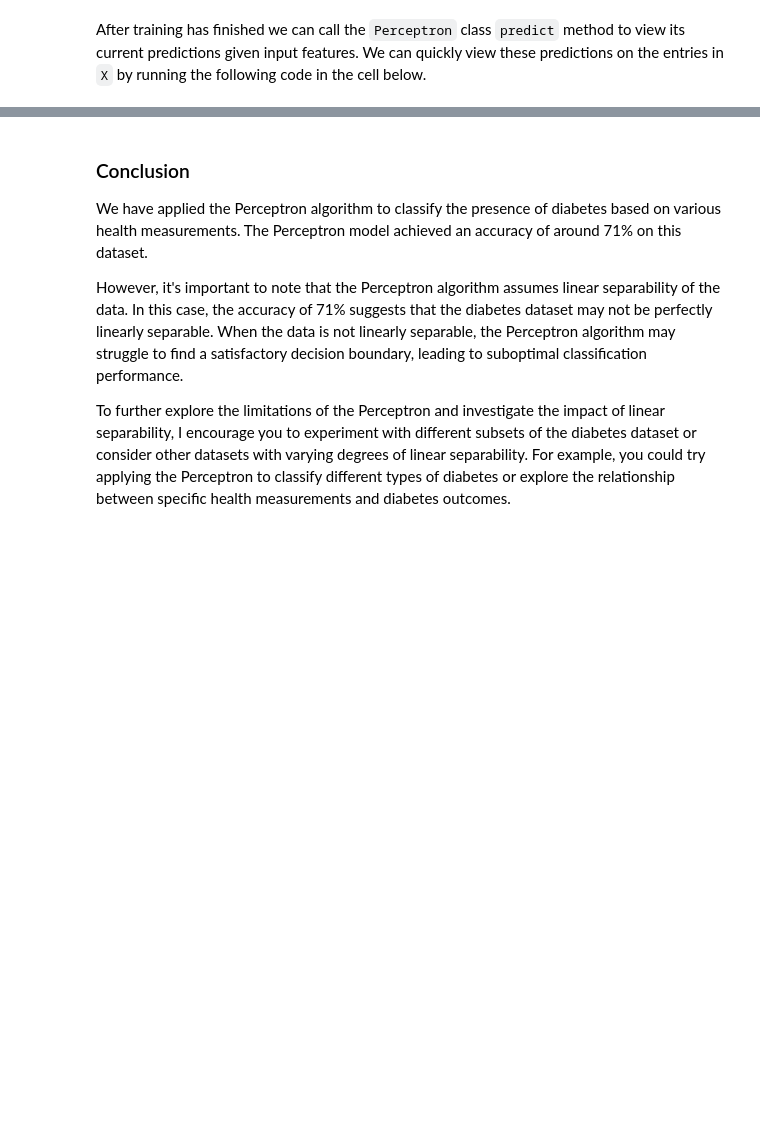
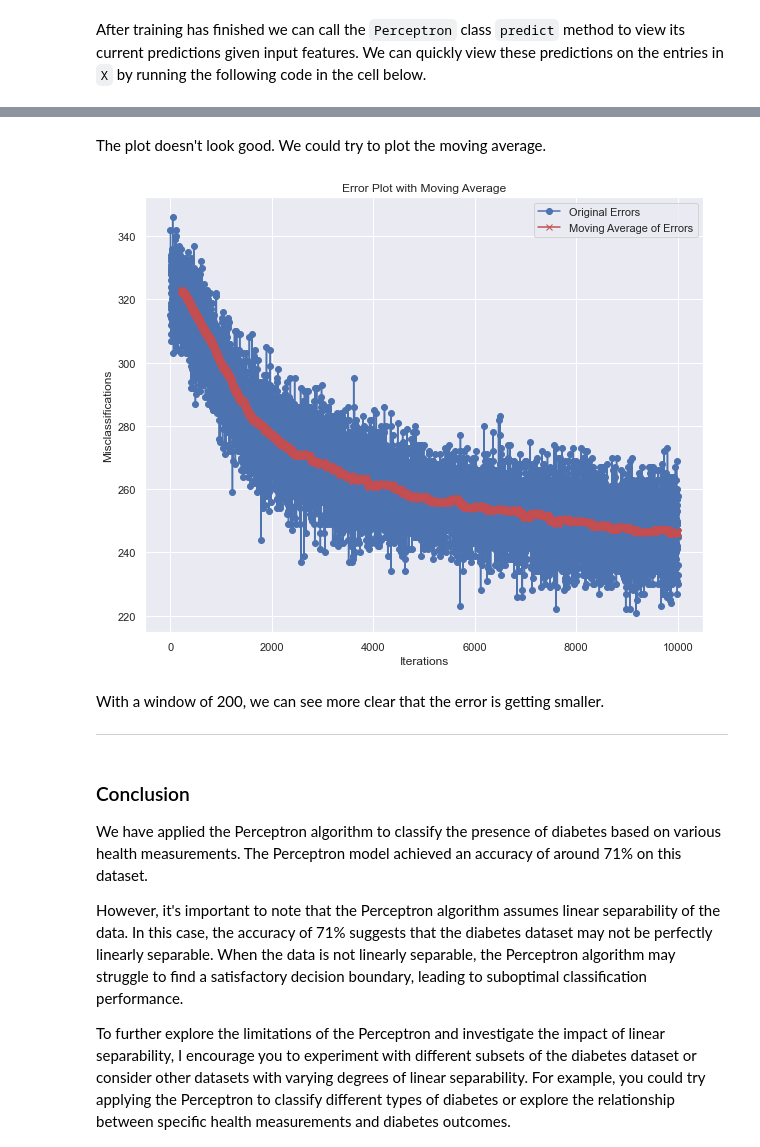
Before and after one commit to mrwenjie/wenjieinde577Project, a Jupyter notebook: Supervised Learning/Lecture 3 Perceptron/Single Neuron Perceptron.ipynb, the cells around one changed output, grey strips where cells are left out. Drawn from its saved outputs; the diff is of its cells as text; code cells hidden in the pictures; blank space fills up the shorter version.

```diff
--- a/Supervised Learning/Lecture 3 Perceptron/Single Neuron Perceptron.ipynb
+++ b/Supervised Learning/Lecture 3 Perceptron/Single Neuron Perceptron.ipynb
@@ -170,3 +178,30 @@ plt.show()
+# %% [markdown]
+The plot doesn't look good. We could try to plot the moving average.
+# %%
+# Sample data: clf.errors_ (You should use your actual error data here)
+errors = clf.errors_
+
+# Convert errors to a pandas Series
+errors_series = pd.Series(errors)
+
+# Calculate the moving average with a window size, e.g., 10
+moving_average = errors_series.rolling(window=200).mean()
+
+# Plotting
+plt.figure(figsize=(10, 8))
+plt.plot(range(1, len(errors)+1), errors, marker="o", label="Original Errors")
+plt.plot(range(1, len(errors)+1), moving_average, marker='x', linestyle='-', color='r', label="Moving Average of Errors")
+plt.xlabel("Iterations")
+plt.ylabel("Misclassifications")
+plt.title("Error Plot with Moving Average")
+plt.legend()
+plt.show()
+# %% [output]
+[figure, added]
+# %% [markdown]
+With a window of 200, we can see more clear that the error is getting smaller.
+
+---
 # %% [markdown]
 ### Conclusion
 We have applied the Perceptron algorithm to classify the presence of diabetes based on various health measurements. The Perceptron model achieved an accuracy of around 71% on this dataset.
```
Also changed, not shown: parts of 7 cells of this notebook, 1 other file.
